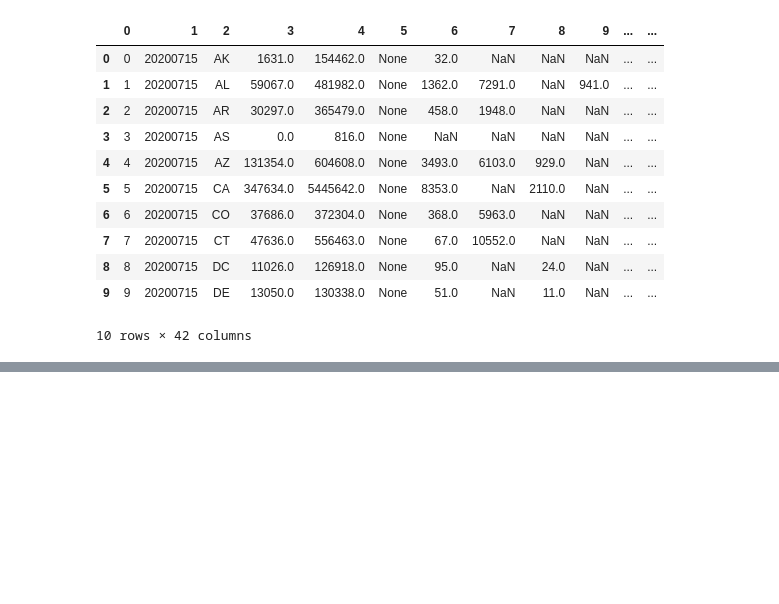
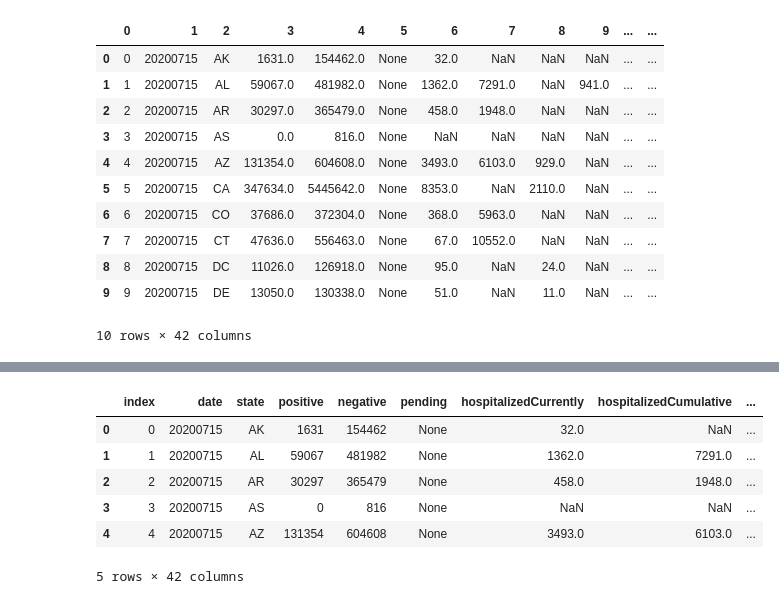
Before and after one commit to thoo/codelabs2020, a Jupyter notebook: week2/sqlite_pandas.ipynb, the cells around one changed output, grey strips where cells are left out. Drawn from its saved outputs; the diff is of its cells as text; code cells hidden in the pictures; blank space fills up the shorter version.

Commit message:
add another table

```diff
--- a/week2/sqlite_pandas.ipynb
+++ b/week2/sqlite_pandas.ipynb
@@ -81,0 +98,10 @@ pd.DataFrame(rows)
+# %%
+pd.read_sql('select * from covid_current limit 5',con=cnx)
+# %% [output]
+|  | index | date | state | positive | negative | pending | hospitalizedCurrently | hospitalizedCumulative | ... |
+| 0 | 0 | 20200715 | AK | 1631 | 154462 | None | 32.0 | NaN | ... |
+| 1 | 1 | 20200715 | AL | 59067 | 481982 | None | 1362.0 | 7291.0 | ... |
+| 2 | 2 | 20200715 | AR | 30297 | 365479 | None | 458.0 | 1948.0 | ... |
+| 3 | 3 | 20200715 | AS | 0 | 816 | None | NaN | NaN | ... |
+| 4 | 4 | 20200715 | AZ | 131354 | 604608 | None | 3493.0 | 6103.0 | ... |
+5 rows × 42 columns
```
Also changed, not shown: parts of 4 cells of this notebook.
